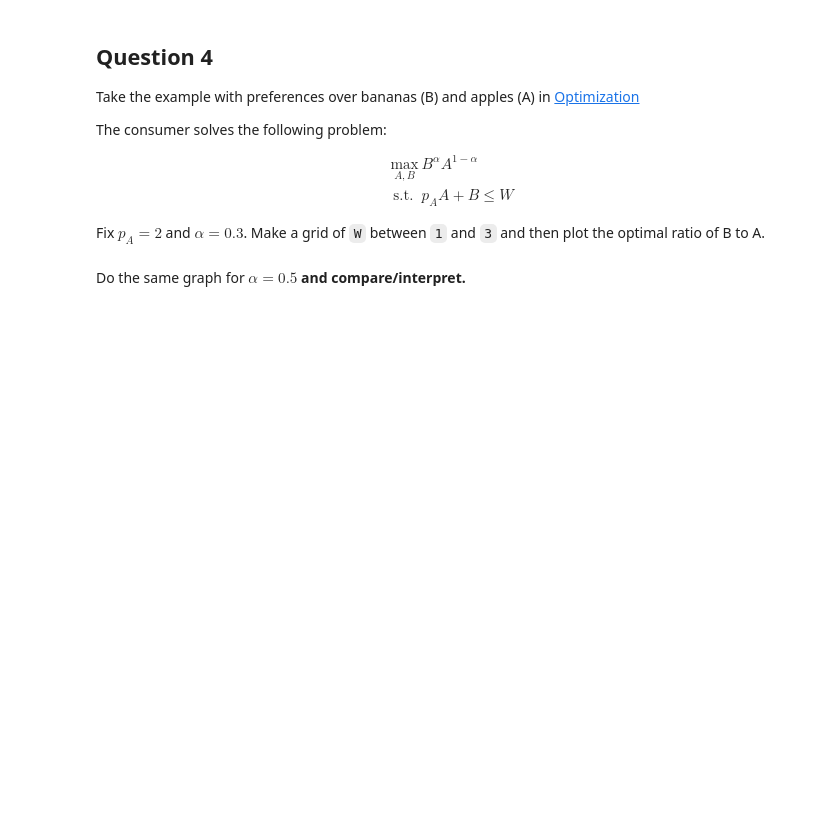
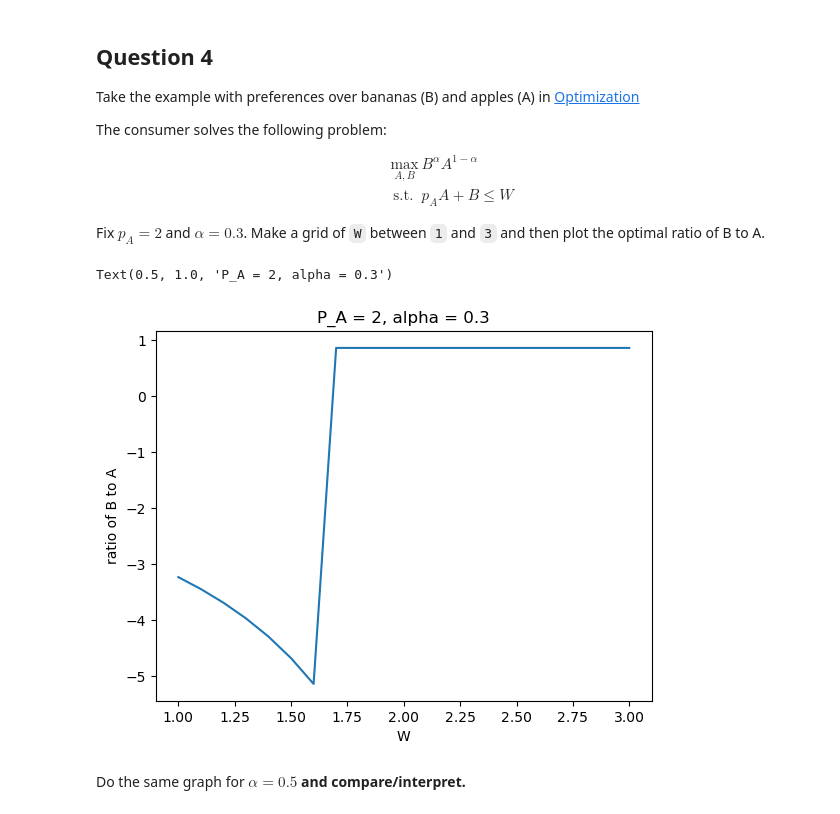
Before and after one commit to jossiej00/ECON323_2023_Spring, a Jupyter notebook: problem_sets/problem_set_4.ipynb, the cells around one changed output. Saved outputs shown, nothing was run; the diff lists cells and outputs as text; code cells hidden in the pictures; blank space fills up the shorter version.

```diff
--- a/problem_sets/problem_set_4.ipynb
+++ b/problem_sets/problem_set_4.ipynb
@@ -155,9 +155,36 @@ $$
 Fix $ p_A = 2 $ and $ \alpha = 0.3 $.  Make a grid of `W` between `1` and `3` and then plot the optimal ratio of B to A.
 # %%
 p_A = 3
-alpha = 0.4
+alpha = 0.3
 
-# Your code here
+import scipy.optimize as opt
+W = np.arange(1, 3.1, 0.1)
+len = W.shape[0]
+optimal_ratioBA_1 = np.zeros(len)
+for i in range(len):
+    def U(A, B, alpha = alpha):
+        return B**alpha * A**(1-alpha)
+
+    def A_bc(B, W = W[i], pa = 2):
+        return (W-B)/pa
+
+    def objective(B, W = W[i], pa = 2):
+        A = A_bc(B, W, pa)
+        return -U(A, B)
+
+    result = opt.minimize_scalar(objective)
+    optimal_B = result.x
+    optimal_A = A_bc(optimal_B, W[i], 2)
+    optimal_ratioBA_1[i] = optimal_B/optimal_A
+
+fig, ax = plt.subplots()
+plt.plot(W,optimal_ratioBA_1)
+ax.set_xlabel("W")
+ax.set_ylabel("ratio of B to A")
+ax.set_title("P_A = 2, alpha = 0.3")
+# %% [output]
+Text(0.5, 1.0, 'P_A = 2, alpha = 0.3')
+[figure, added]
 # %% [markdown]
 Do the same graph for $ \alpha = 0.5 $ **and compare/interpret.**
 # %%
```
Also changed, not shown: parts of 3 cells of this notebook.
